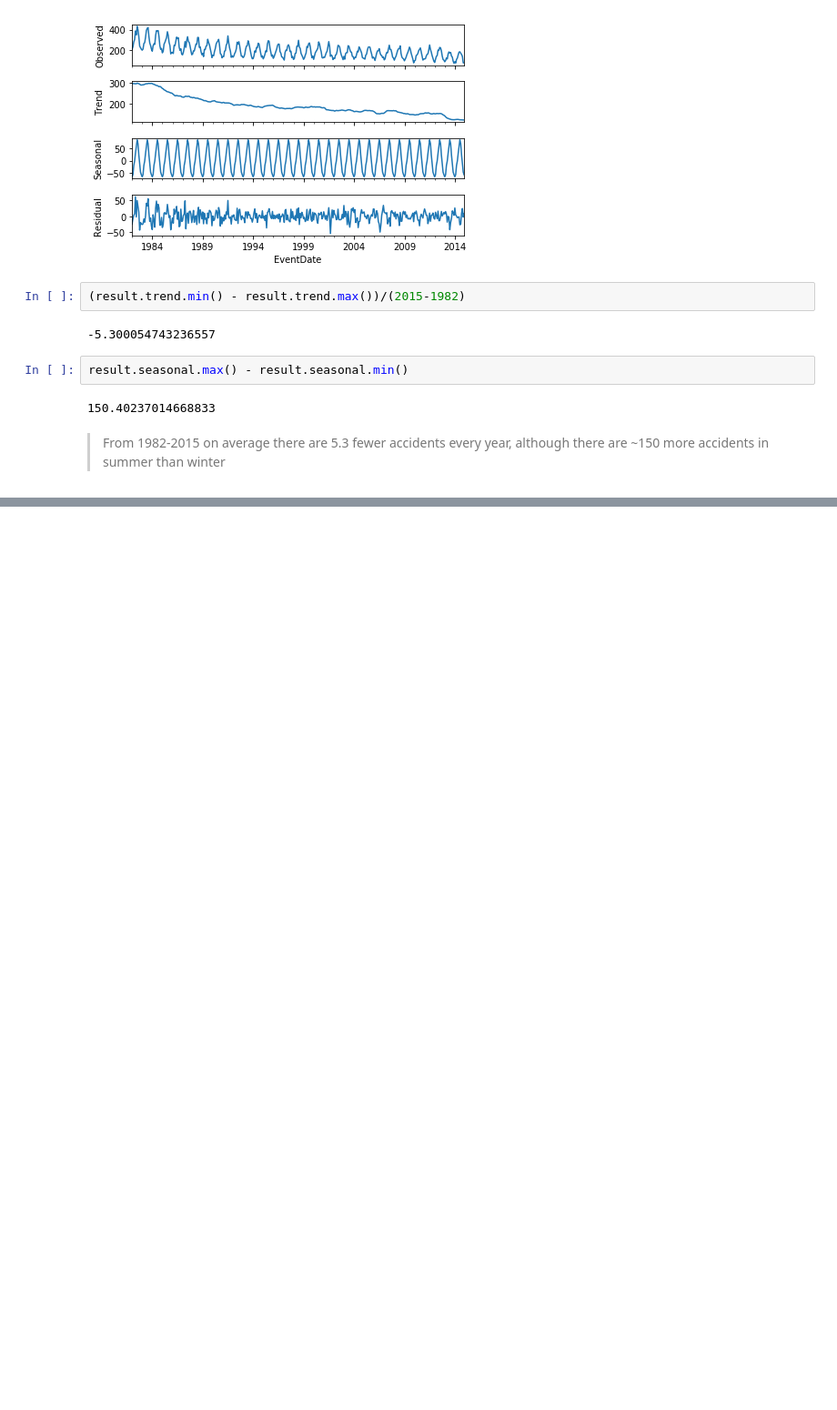
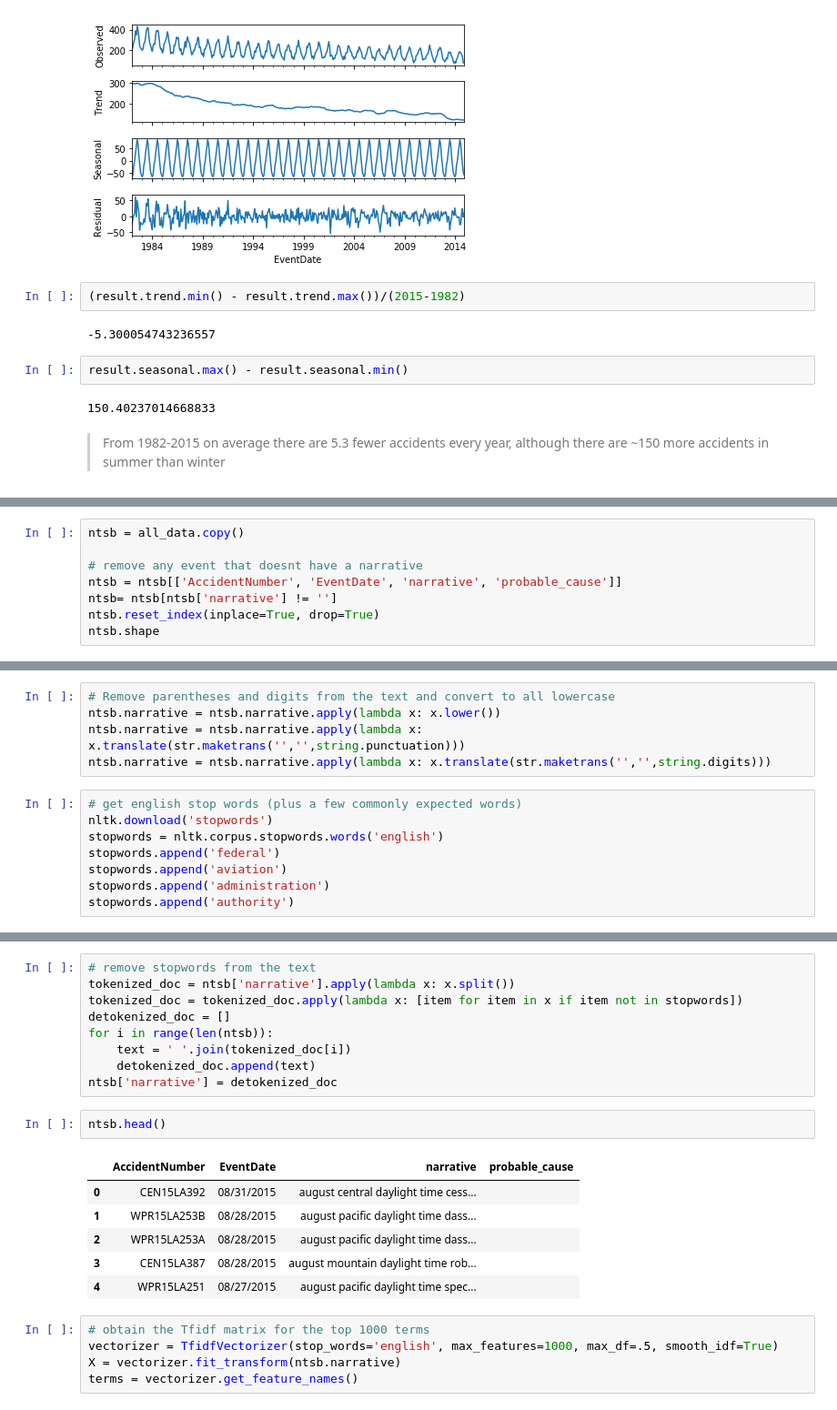
Before and after one commit to shreyejsaxena/data-scientist-exercise02, a Jupyter notebook: NTSB Analysis.ipynb, the cells around one changed output, grey strips where cells are left out. Shown: that part at 91% size. Cells and saved outputs as stored; diff of their text form; blank space fills up the shorter version.

Commit message:
Latent semantic analysis
Unsupervised topic modeling on narratives and probable causes

```diff
--- a/NTSB Analysis.ipynb
+++ b/NTSB Analysis.ipynb
@@ -292,0 +297,8 @@ result.seasonal.max() - result.seasonal.min()
+# %%
+ntsb = all_data.copy()
+
+# remove any event that doesnt have a narrative
+ntsb = ntsb[['AccidentNumber', 'EventDate', 'narrative', 'probable_cause']]
+ntsb= ntsb[ntsb['narrative'] != '']
+ntsb.reset_index(inplace=True, drop=True)
+ntsb.shape
@@ -292,0 +307,13 @@ result.seasonal.max() - result.seasonal.min()
+# %%
+# Remove parentheses and digits from the text and convert to all lowercase
+ntsb.narrative = ntsb.narrative.apply(lambda x: x.lower())
+ntsb.narrative = ntsb.narrative.apply(lambda x: x.translate(str.maketrans('','',string.punctuation)))
+ntsb.narrative = ntsb.narrative.apply(lambda x: x.translate(str.maketrans('','',string.digits)))
+# %%
+# get english stop words (plus a few commonly expected words)
+nltk.download('stopwords')
+stopwords = nltk.corpus.stopwords.words('english')
+stopwords.append('federal')
+stopwords.append('aviation')
+stopwords.append('administration')
+stopwords.append('authority')
@@ -292,0 +324,23 @@ result.seasonal.max() - result.seasonal.min()
+# %%
+# remove stopwords from the text
+tokenized_doc = ntsb['narrative'].apply(lambda x: x.split())
+tokenized_doc = tokenized_doc.apply(lambda x: [item for item in x if item not in stopwords])
+detokenized_doc = []
+for i in range(len(ntsb)):
+    text = ' '.join(tokenized_doc[i])
+    detokenized_doc.append(text)
+ntsb['narrative'] = detokenized_doc
+# %%
+ntsb.head()
+# %% [output]
+|  | AccidentNumber | EventDate | narrative | probable_cause |
+| 0 | CEN15LA392 | 08/31/2015 | august central daylight time cess... |  |
+| 1 | WPR15LA253B | 08/28/2015 | august pacific daylight time dass... |  |
+| 2 | WPR15LA253A | 08/28/2015 | august pacific daylight time dass... |  |
+| 3 | CEN15LA387 | 08/28/2015 | august mountain daylight time rob... |  |
+| 4 | WPR15LA251 | 08/27/2015 | august pacific daylight time spec... |  |
+# %%
+# obtain the Tfidf matrix for the top 1000 terms
+vectorizer = TfidfVectorizer(stop_words='english', max_features=1000, max_df=.5, smooth_idf=True)
+X = vectorizer.fit_transform(ntsb.narrative)
+terms = vectorizer.get_feature_names()
```
Also changed, not shown: parts of 21 cells of this notebook.
